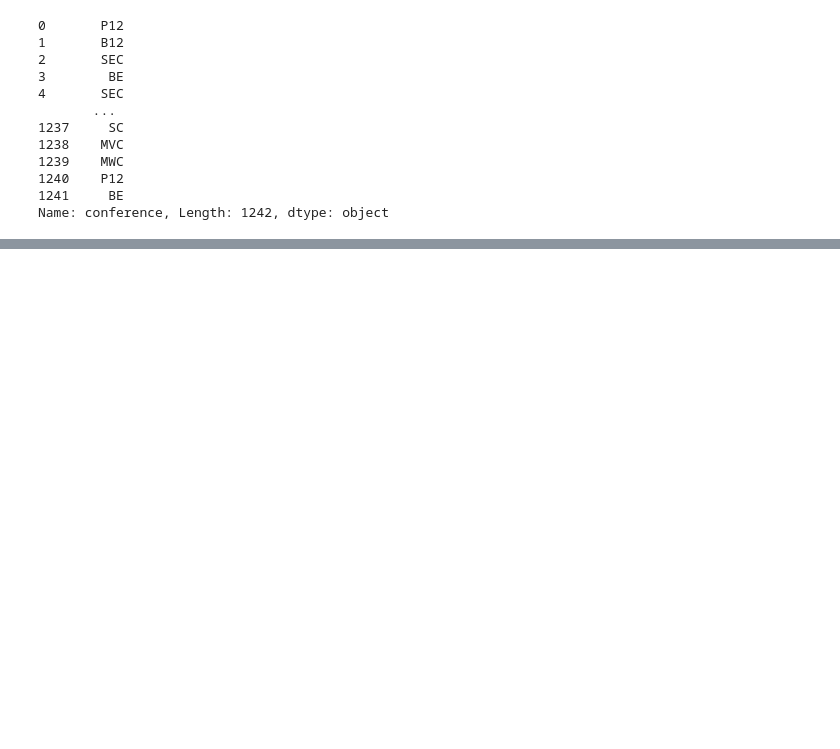
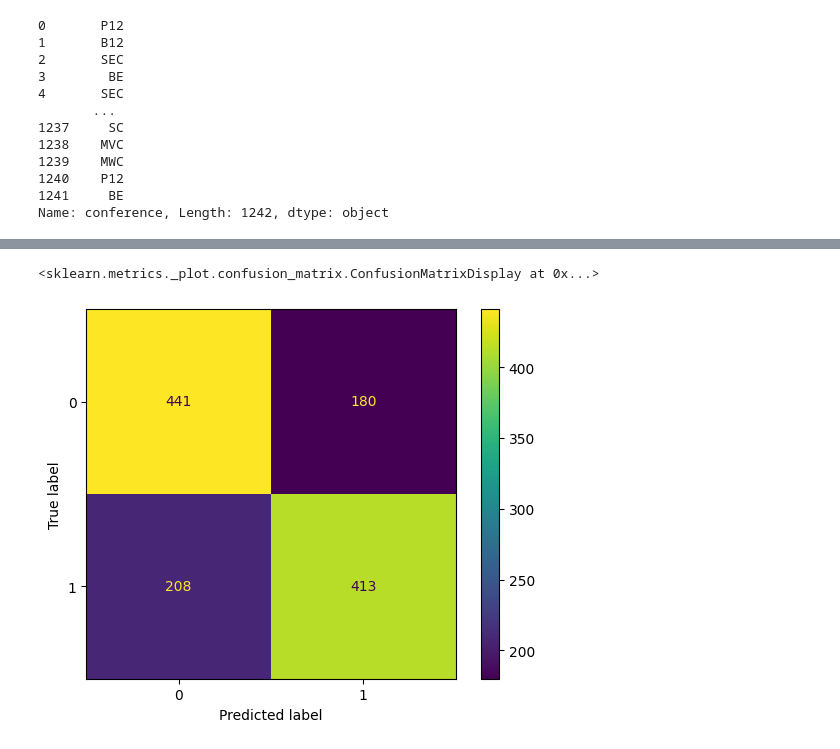
Before and after one commit to amarkules1/march_madness, a Jupyter notebook: notebooks/logistic_regression.ipynb, the cells around one changed output, grey strips where cells are left out. Drawn from its saved outputs; the diff is of its cells as text; code cells hidden in the pictures; blank space fills up the shorter version.

Commit message:
try predicting with season and conference records

```diff
--- a/notebooks/logistic_regression.ipynb
+++ b/notebooks/logistic_regression.ipynb
@@ -169,0 +202,5 @@ Name: conference, Length: 1242, dtype: object
+# %%
+corrs = predictors_and_response.corr(numeric_only=True)['Win_Loss_Flag']
+corrs = corrs[corrs > 0.02]
+corrs = corrs[corrs.index != 'Win_Loss_Flag']
+effective_predictors = corrs.index.tolist()
@@ -169,0 +211,3 @@ Name: conference, Length: 1242, dtype: object
+# %%
+prediction_data = data[effective_predictors]
+prediction_data_normalized = (prediction_data-prediction_data.mean())/prediction_data.std()
@@ -169,0 +230,10 @@ Name: conference, Length: 1242, dtype: object
+# %%
+from sklearn.linear_model import LogisticRegression
+clf = LogisticRegression(random_state=0).fit(prediction_data_normalized, data['Win_Loss_Flag'])
+# %%
+data['predicted_outcome'] = clf.predict(prediction_data_normalized)
+# %%
+sklearn.metrics.ConfusionMatrixDisplay(sklearn.metrics.confusion_matrix(data['Win_Loss_Flag'], data['predicted_outcome'])).plot()
+# %% [output]
+<sklearn.metrics._plot.confusion_matrix.ConfusionMatrixDisplay at 0x...>
+[figure, added]
```
Also changed, not shown: parts of 11 cells of this notebook, 1 other file.
